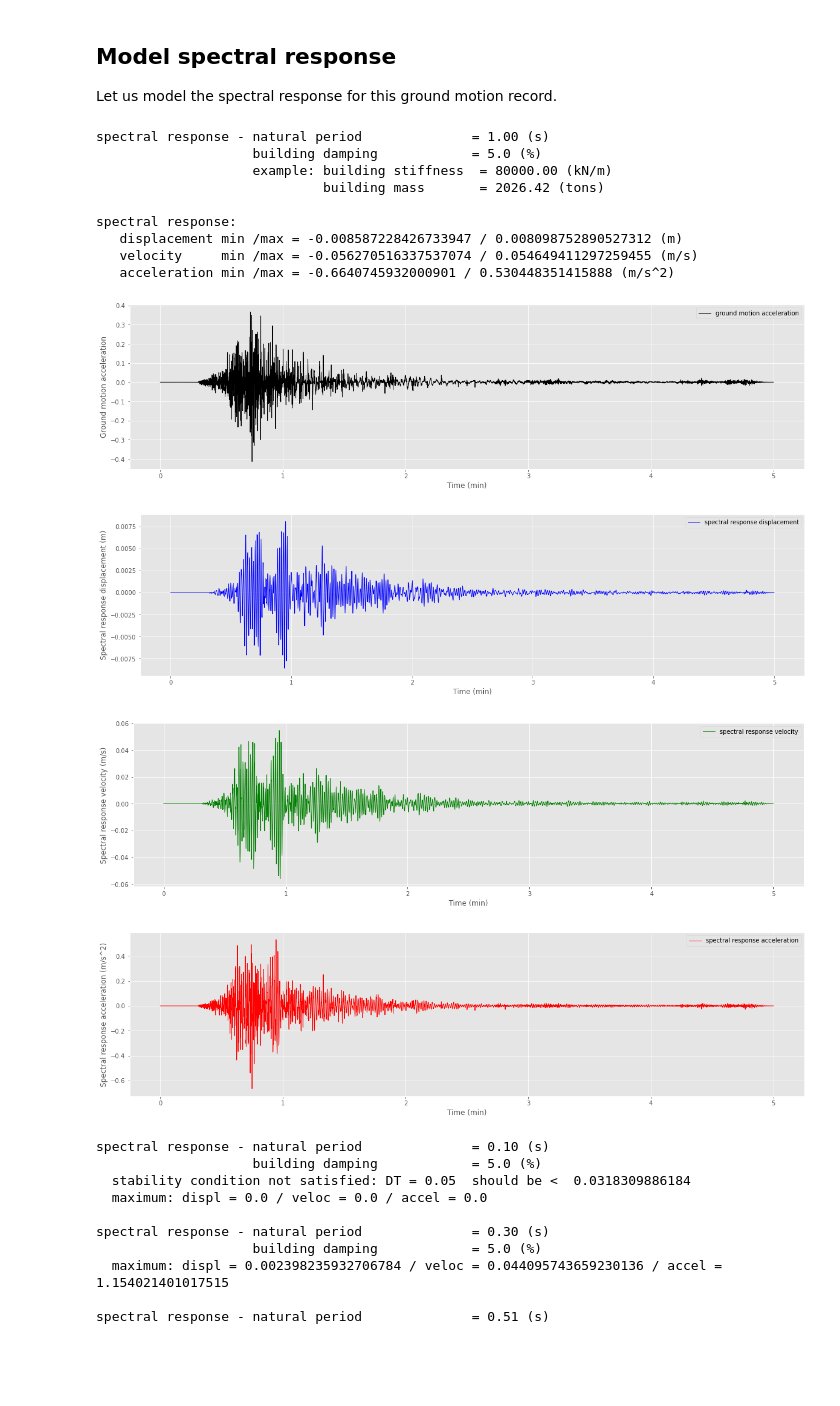
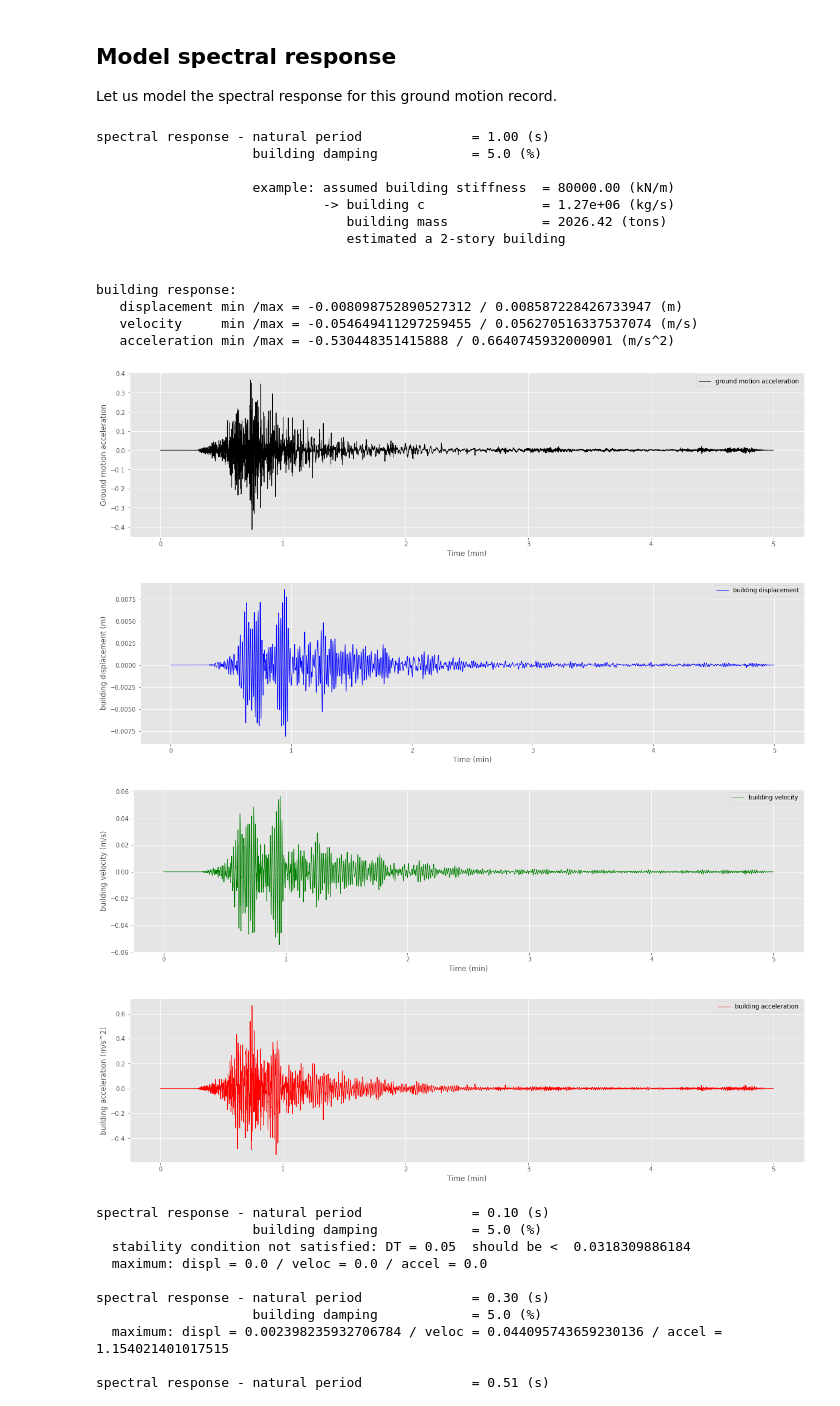
Before and after one commit to danielpeter/teaching-seismic-waves, a Jupyter notebook: 11_Ground_motions_for_engineering/exercise/exercise_spectral_response.ipynb, the cells around one changed output. Drawn from its saved outputs; the diff is of its cells as text; code cells hidden in the pictures; blank space fills up the shorter version.

```diff
--- a/11_Ground_motions_for_engineering/exercise/exercise_spectral_response.ipynb
+++ b/11_Ground_motions_for_engineering/exercise/exercise_spectral_response.ipynb
@@ -327,7 +351,7 @@ def spectral_response(F,T_period,damping,deltat,show_info=False):
 
     return u,v,a   # displacement,velocity,acceleration
 # %%
-# selects trace
+# selects acceleration trace
 tr = st_accel[0]
 
 # ground motion acceleration data
@@ -346,7 +370,7 @@ T_period = 1.0
 u,v,a = spectral_response(F,T_period,damping,deltat,show_info=True)
 
 print("")
-print("spectral response:")
+print("building response:")
 print("   displacement min /max = {} / {} (m)".format(u.min(),u.max()))
 print("   velocity     min /max = {} / {} (m/s)".format(v.min(),v.max()))
 print("   acceleration min /max = {} / {} (m/s^2)".format(a.min(),a.max()))
@@ -356,51 +380,55 @@ print("   acceleration min /max = {} / {} (m/s^2)".format(a.min(),a.max()))
 npts = tr.stats.npts      # number of samples
 dt = tr.stats.delta       # time step
 duration = npts * dt
 t_d = np.linspace(0,duration,npts) / (60.0)
 
 # ground motion acceleration
 plt.plot(t_d, F, color='black', linewidth=1.0,label="ground motion acceleration")
 plt.legend()
 plt.xlabel("Time (min)")
 plt.ylabel("Ground motion acceleration")
 plt.show()
 
 
-# spectral response displacement
-plt.plot(t_d, u, color='blue', linewidth=1.0,label="spectral response displacement")
+# building displacement
+plt.plot(t_d, u, color='blue', linewidth=1.0,label="building displacement")
 plt.legend()
 plt.xlabel("Time (min)")
-plt.ylabel("Spectral response displacement (m)")
+plt.ylabel("building displacement (m)")
 plt.show()
 
-# spectral response velocity
-plt.plot(t_d, v, color='green', linewidth=1.0,label="spectral response velocity")
+# building velocity
+plt.plot(t_d, v, color='green', linewidth=1.0,label="building velocity")
 plt.legend()
 plt.xlabel("Time (min)")
-plt.ylabel("Spectral response velocity (m/s)")
+plt.ylabel("building velocity (m/s)")
 plt.show()
 
 
-# spectral response acceleration
-plt.plot(t_d, a, color='red', linewidth=1.0,label="spectral response acceleration")
+# building acceleration
+plt.plot(t_d, a, color='red', linewidth=1.0,label="building acceleration")
 plt.legend()
 plt.xlabel("Time (min)")
-plt.ylabel("Spectral response acceleration (m/s^2)")
+plt.ylabel("building acceleration (m/s^2)")
 plt.show()
 # %% [output]
 spectral response - natural period              = 1.00 (s)
                     building damping            = 5.0 (%)
-                    example: building stiffness  = 80000.00 (kN/m)
-                             building mass       = 2026.42 (tons)
 
-spectral response:
-   displacement min /max = -0.008587228426733947 / 0.008098752890527312 (m)
-   velocity     min /max = -0.056270516337537074 / 0.054649411297259455 (m/s)
-   acceleration min /max = -0.6640745932000901 / 0.530448351415888 (m/s^2)
+                    example: assumed building stiffness  = 80000.00 (kN/m)
+                             -> building c               = 1.27e+06 (kg/s)
+                                building mass            = 2026.42 (tons)
+                                estimated a 2-story building
+
+
+building response:
+   displacement min /max = -0.008098752890527312 / 0.008587228426733947 (m)
+   velocity     min /max = -0.054649411297259455 / 0.056270516337537074 (m/s)
+   acceleration min /max = -0.530448351415888 / 0.6640745932000901 (m/s^2)
 [figure]
-[figure, old version]
+[figure, new version]
-[figure, old version]
+[figure, new version]
-[figure, old version]
+[figure, new version]
 # %%
 # computes spectral response over a given period range
 # range of natural periods
```
Also changed, not shown: parts of 6 cells of this notebook.
